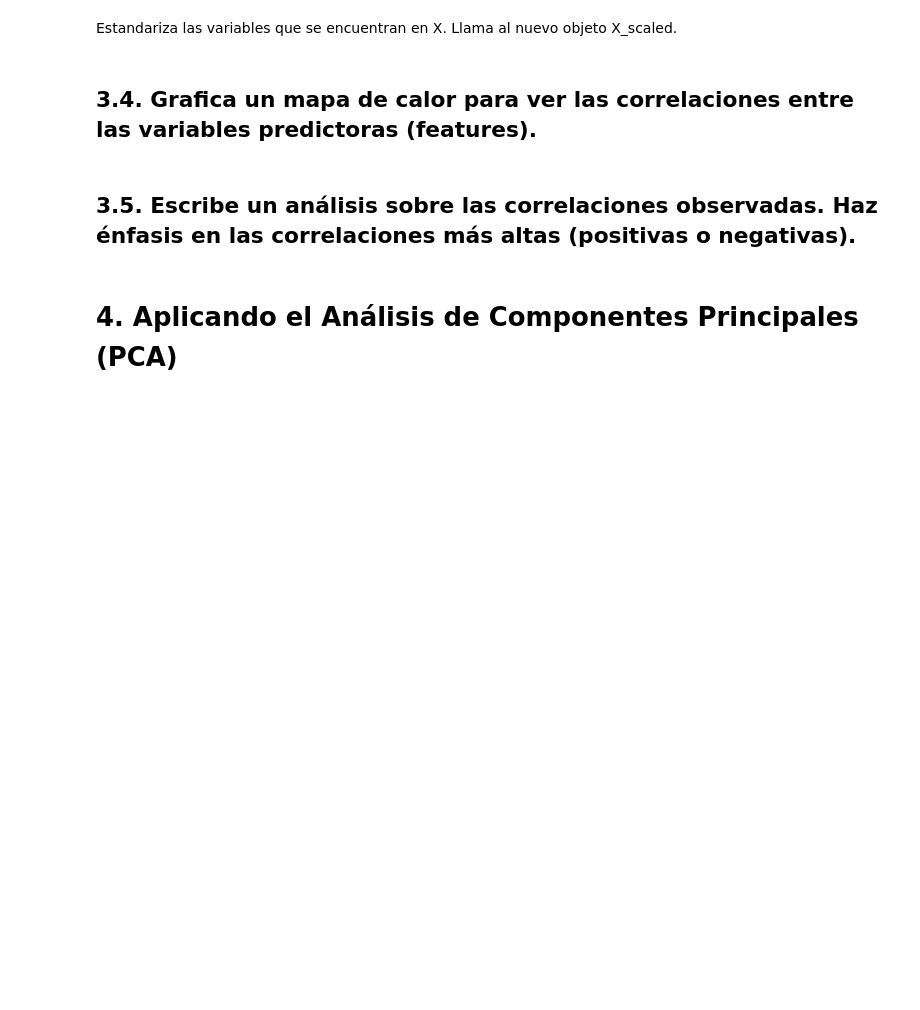
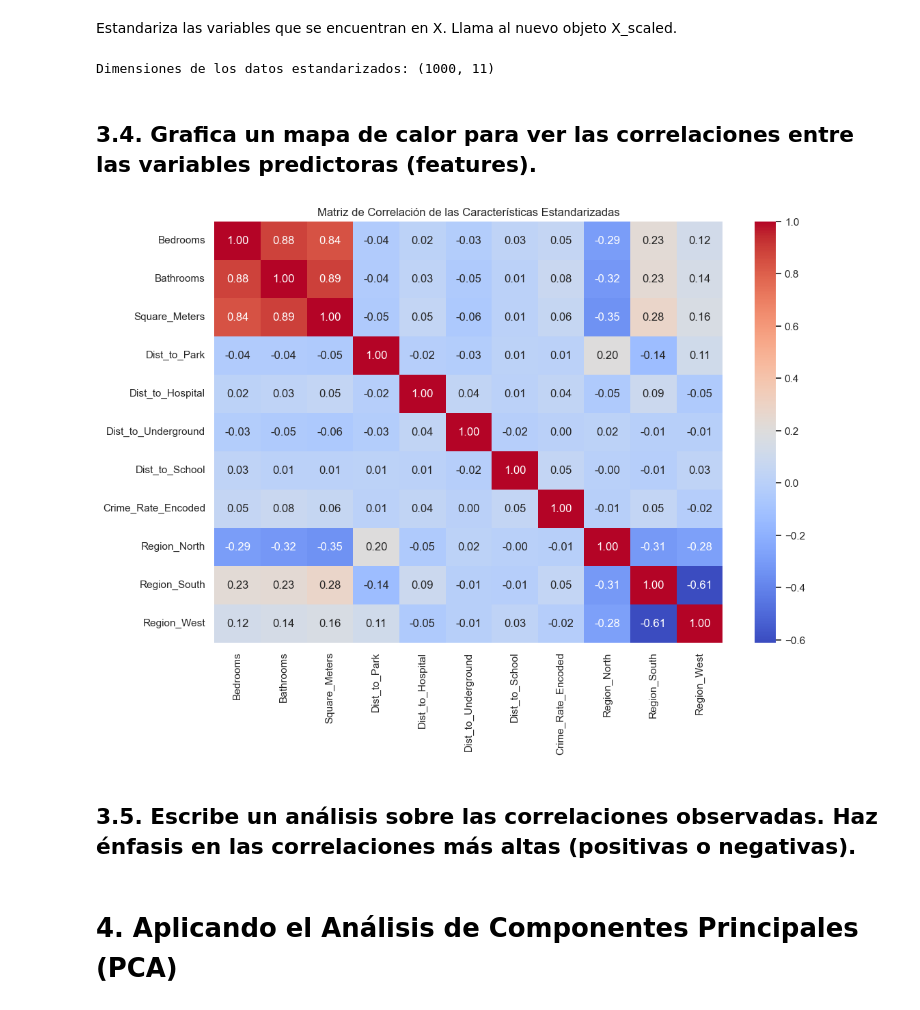
Before and after one commit to ferneyreina19/2025-segundo-semestre-ia-economia, a Jupyter notebook: clases/4_Aprendizaje_no_supervisado/3_Taller_PCA.ipynb, the cells around one changed output. Cells and saved outputs as stored; diff of their text form; code cells hidden in the pictures; blank space fills up the shorter version.

```diff
--- a/clases/4_Aprendizaje_no_supervisado/3_Taller_PCA.ipynb
+++ b/clases/4_Aprendizaje_no_supervisado/3_Taller_PCA.ipynb
@@ -90,0 +151,5 @@ Por lo tanto, nuestro trabajo en esta sección es: identificar las variables rel
+# %%
+### TU CÓDIGO AQUÍ ###
+# region
+df = pd.get_dummies(df, columns=['Region'], prefix='Region', drop_first=True, dtype=int)
+df.head()
@@ -90,0 +163,5 @@ Por lo tanto, nuestro trabajo en esta sección es: identificar las variables rel
+# %%
+mapping = {'Low': 0, 'Medium': 1, 'High': 2}
+df['Crime_Rate_Encoded'] = df['Crime_Rate'].map(mapping)
+df = df.drop(columns=['Crime_Rate'])
+df.head()
@@ -99,5 +183,5 @@ features = ['Bedrooms', 'Bathrooms', 'Square_Meters', 'Dist_to_Park',
             'Dist_to_Hospital', 'Dist_to_Underground', 'Dist_to_School',
             'Crime_Rate_Encoded', 'Region_North', 'Region_South', 'Region_West']
 
-X = df_houses[features]
-y = df_houses['Price']
+X = df[features]
+y = df['Price']
@@ -105,7 +213,10 @@ y = df_houses['Price']
 Estandariza las variables que se encuentran en X. Llama al nuevo objeto X_scaled.
 # %%
 ### TU CÓDIGO AQUÍ ###
-
+scaler = StandardScaler()
+X_scaled = scaler.fit_transform(X)
 print('Dimensiones de los datos estandarizados:', X_scaled.shape)
+# %% [output]
+Dimensiones de los datos estandarizados: (1000, 11)
 # %% [markdown]
 ## 3.4. Grafica un mapa de calor para ver las correlaciones entre las variables predictoras (features).
@@ -114,3 +223,12 @@ print('Dimensiones de los datos estandarizados:', X_scaled.shape)
+# %%
+### TU CÓDIGO AQUÍ ###
+corr = pd.DataFrame(X_scaled, columns=features).corr()
+plt.figure(figsize=(12, 8))
+sns.heatmap(corr, annot=True, cmap='coolwarm', fmt='.2f')
+plt.title('Matriz de Correlación de las Características Estandarizadas')
+plt.show()
+# %% [output]
+[figure, added]
 # %% [markdown]
 ## 3.5. Escribe un análisis sobre las correlaciones observadas. Haz énfasis en las correlaciones más altas (positivas o negativas).
 # %% [markdown]
```
Also changed, not shown: parts of 25 cells of this notebook, 1 other file.
